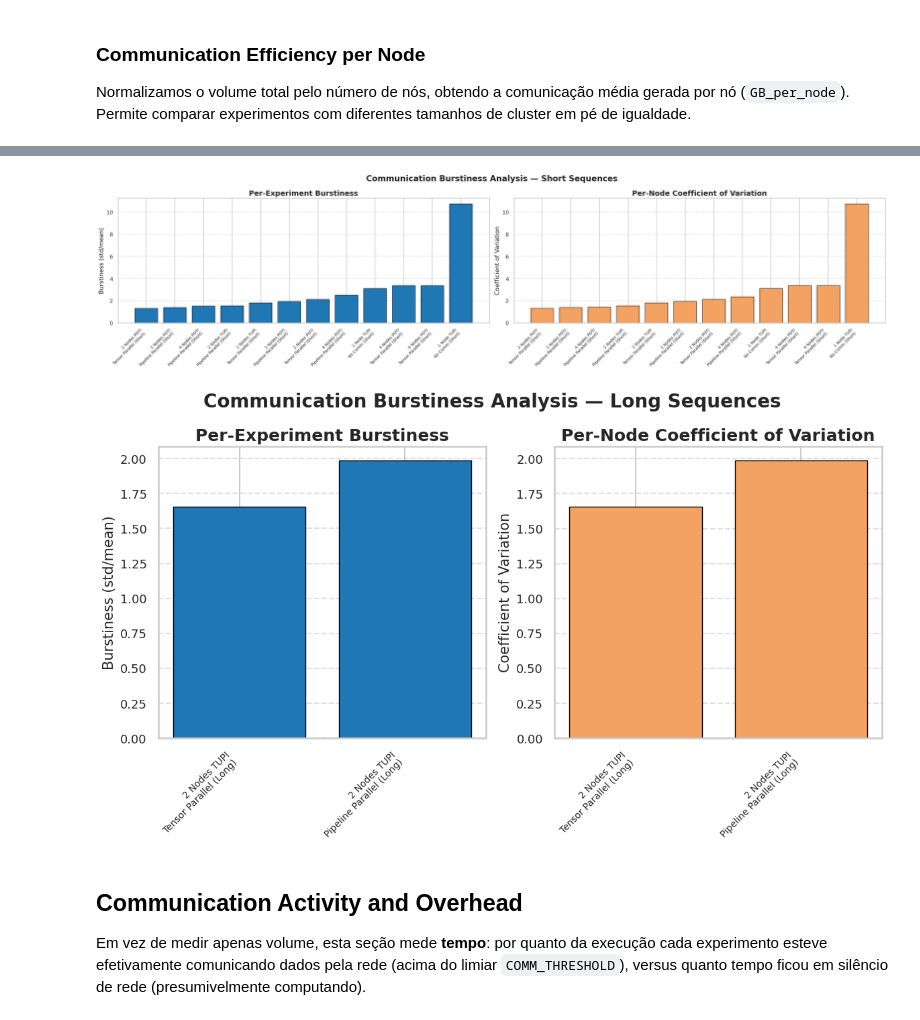
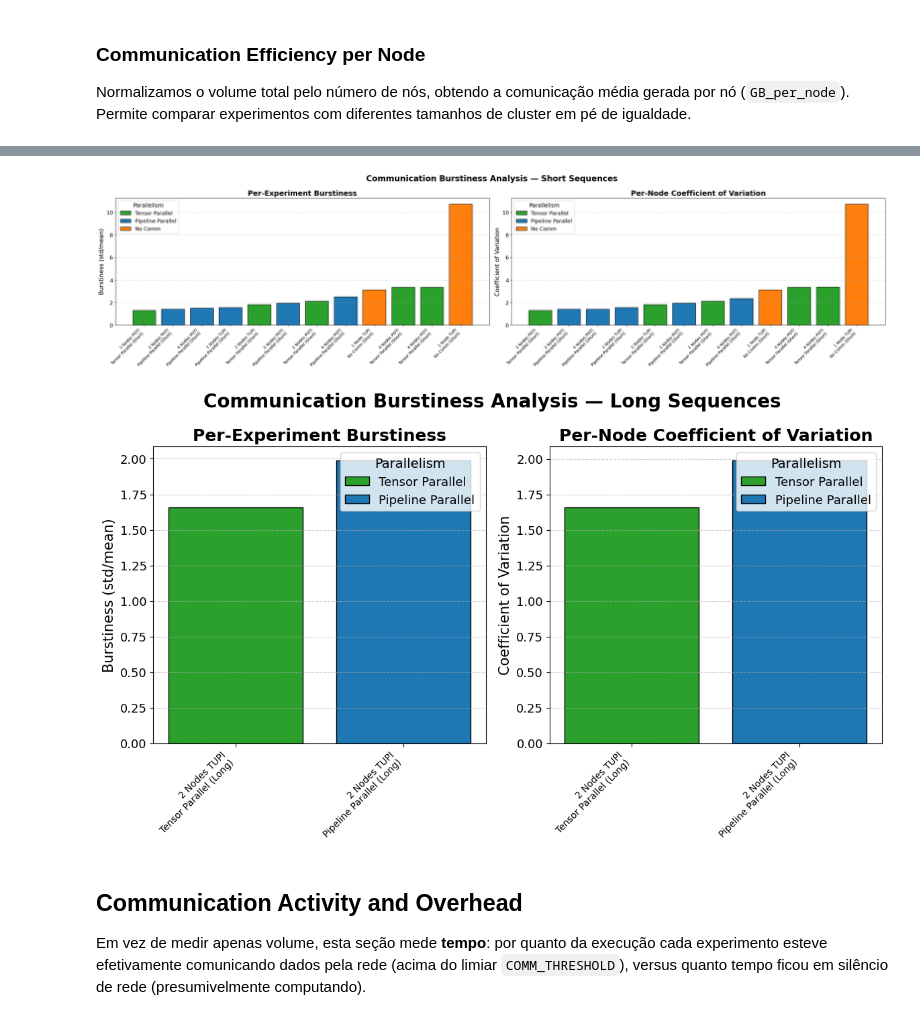
Before and after one commit to matregnago/comp-sys-perf-analysis, a Jupyter notebook: notebooks/04_network.ipynb, the cells around one changed output, grey strips where cells are left out. Drawn from its saved outputs; the diff is of its cells as text; code cells hidden in the pictures.

```diff
--- a/notebooks/04_network.ipynb
+++ b/notebooks/04_network.ipynb
@@ -368,14 +377,18 @@ for workload in ['Short', 'Long']:
     if subset.empty:
         continue
 
+    colors = [PARALLELISM_COLORS[get_experiment_type(e)] for e in subset['experiment_name']]
+
     fig, ax = plt.subplots(figsize=bar_figsize_for(len(subset)))
-    ax.bar(range(len(subset)), subset['experiment_avg_kB_s'], color='tab:blue',
+    ax.bar(range(len(subset)), subset['experiment_avg_kB_s'], color=colors,
            edgecolor='black', linewidth=1.0)
     ax.set_xticks(range(len(subset)))
     ax.set_xticklabels(subset['experiment_label'], rotation=45, ha='right', fontsize=10)
-    ax.set_ylabel('Average Throughput (kB/s)')
+    ax.set_yscale('log')
+    ax.set_ylabel('Average Throughput (kB/s, log scale)')
     ax.set_title(f'{workload} Sequences')
-    ax.grid(axis='y', linestyle='--', alpha=0.6)
+    ax.grid(axis='y', linestyle='--', alpha=0.6, which='both')
+    ax.legend(handles=parallelism_legend_patches(subset['experiment_name']), title='Parallelism', loc='upper left')
 
     fig.suptitle('Average Network Throughput by Experiment')
     plt.tight_layout()
@@ -528,13 +541,17 @@ for workload in ['Short', 'Long']:
     if subset.empty:
         continue
 
+    colors = [PARALLELISM_COLORS[get_experiment_type(e)] for e in subset['experiment_name']]
+
     fig, ax = plt.subplots(figsize=bar_figsize_for(len(subset)))
-    ax.bar(range(len(subset)), subset['total_GB'], color='tab:blue', edgecolor='black', linewidth=1.0)
+    ax.bar(range(len(subset)), subset['total_GB'], color=colors, edgecolor='black', linewidth=1.0)
     ax.set_xticks(range(len(subset)))
     ax.set_xticklabels(subset['experiment_label'], rotation=45, ha='right', fontsize=10)
-    ax.set_ylabel('Total Network Communication (GB)')
+    ax.set_yscale('log')
+    ax.set_ylabel('Total Network Communication (GB, log scale)')
     ax.set_title(f'{workload} Sequences')
-    ax.grid(axis='y', linestyle='--', alpha=0.6)
+    ax.grid(axis='y', linestyle='--', alpha=0.6, which='both')
+    ax.legend(handles=parallelism_legend_patches(subset['experiment_name']), title='Parallelism', loc='upper left')
 
     fig.suptitle('Communication Volume per Experiment')
     plt.tight_layout()
@@ -557,7 +574,7 @@ comm_df = (
 )
 comm_df['total_GB'] = comm_df['total_kB_s'] / (1024 * 1024)
 comm_df['GB_per_node'] = comm_df['total_GB'] / comm_df['n_nodes']
-comm_df['strategy'] = comm_df['experiment_name'].apply(lambda x: parse_exp_name(x)['parallelism'])
+comm_df['ptype'] = comm_df['experiment_name'].apply(get_experiment_type)
 comm_df['workload'] = comm_df['experiment_name'].apply(workload_for)
 comm_df['experiment_label'] = comm_df['experiment_name'].apply(format_experiment_name)
 
@@ -566,7 +583,6 @@ jitter_y = comm_df['GB_per_node'].std() * 0.03
 comm_df['n_nodes_jitter'] = comm_df['n_nodes'] + rng.uniform(-0.18, 0.18, len(comm_df))
 comm_df['gb_per_node_jitter'] = comm_df['GB_per_node'] + rng.uniform(-jitter_y, jitter_y, len(comm_df))
 
-colors = {'Short': 'tab:blue', 'Long': 'tab:orange'}
 markers = {'Short': 'o', 'Long': 's'}
 
 for workload in ['Short', 'Long']:
@@ -575,9 +591,11 @@ for workload in ['Short', 'Long']:
         continue
 
     fig, ax = plt.subplots(figsize=(12, 7))
-    ax.scatter(subset_all['n_nodes_jitter'], subset_all['gb_per_node_jitter'],
-               c=colors[workload], marker=markers[workload], s=140, alpha=0.8,
-               edgecolors='black', linewidth=0.8)
+    for ptype in sorted(subset_all['ptype'].unique(), key=lambda t: TYPE_ORDER.get(t, 99)):
+        subset = subset_all[subset_all['ptype'] == ptype]
+        ax.scatter(subset['n_nodes_jitter'], subset['gb_per_node_jitter'],
+                   c=PARALLELISM_COLORS[ptype], marker=markers[workload], s=140, alpha=0.8,
+                   edgecolors='black', linewidth=0.8)
 
     for _, row in subset_all.iterrows():
         ax.annotate(row['experiment_label'], (row['n_nodes_jitter'], row['gb_per_node_jitter']),
@@ -588,6 +606,7 @@ for workload in ['Short', 'Long']:
     ax.set_ylabel('Communication Volume per Node (GB)')
     ax.set_xticks([1, 2, 3, 4])
     ax.grid(True, alpha=0.3)
+    ax.legend(handles=parallelism_legend_patches(subset_all['experiment_name']), title='Parallelism')
 
     fig.suptitle('Communication Volume per Node vs Number of Nodes')
     plt.tight_layout()
@@ -618,37 +637,41 @@ node_cv_df['workload'] = node_cv_df['experiment_name'].apply(workload_for)
 
 for workload in ['Short', 'Long']:
     burst_subset = burstiness_df[burstiness_df['workload'] == workload].sort_values('burstiness_cv').reset_index(drop=True)
     node_subset = node_cv_df[node_cv_df['workload'] == workload].sort_values('node_cv').reset_index(drop=True)
     if burst_subset.empty:
         continue
 
     panel_w = bar_figsize_for(max(len(burst_subset), len(node_subset)))[0]
     fig, axes = plt.subplots(1, 2, figsize=(panel_w * 2, 7))
 
     ax = axes[0]
-    ax.bar(range(len(burst_subset)), burst_subset['burstiness_cv'], color='tab:blue',
+    colors = [PARALLELISM_COLORS[get_experiment_type(e)] for e in burst_subset['experiment_name']]
+    ax.bar(range(len(burst_subset)), burst_subset['burstiness_cv'], color=colors,
            edgecolor='black', linewidth=1.0)
     ax.set_xticks(range(len(burst_subset)))
     ax.set_xticklabels(burst_subset['experiment_label'], rotation=45, ha='right', fontsize=10)
     ax.set_ylabel('Burstiness (std/mean)')
     ax.set_title('Per-Experiment Burstiness')
     ax.grid(axis='y', linestyle='--', alpha=0.6)
+    ax.legend(handles=parallelism_legend_patches(burst_subset['experiment_name']), title='Parallelism')
 
     ax = axes[1]
-    ax.bar(range(len(node_subset)), node_subset['node_cv'], color='#f4a261',
+    colors = [PARALLELISM_COLORS[get_experiment_type(e)] for e in node_subset['experiment_name']]
+    ax.bar(range(len(node_subset)), node_subset['node_cv'], color=colors,
            edgecolor='black', linewidth=1.0)
     ax.set_xticks(range(len(node_subset)))
     ax.set_xticklabels(node_subset['experiment_label'], rotation=45, ha='right', fontsize=10)
     ax.set_ylabel('Coefficient of Variation')
     ax.set_title('Per-Node Coefficient of Variation')
     ax.grid(axis='y', linestyle='--', alpha=0.6)
+    ax.legend(handles=parallelism_legend_patches(node_subset['experiment_name']), title='Parallelism')
 
     fig.suptitle(f'Communication Burstiness Analysis — {workload} Sequences')
     plt.tight_layout()
     save_fig(fig, f'communication_burstiness_{workload.lower()}.png')
 # %% [output]
-[figure, old version]
+[figure, new version]
-[figure, old version]
+[figure, new version]
 # %% [markdown]
 ## Communication Activity and Overhead
 
```
Also changed, not shown: parts of 13 cells of this notebook, 15 other files.
